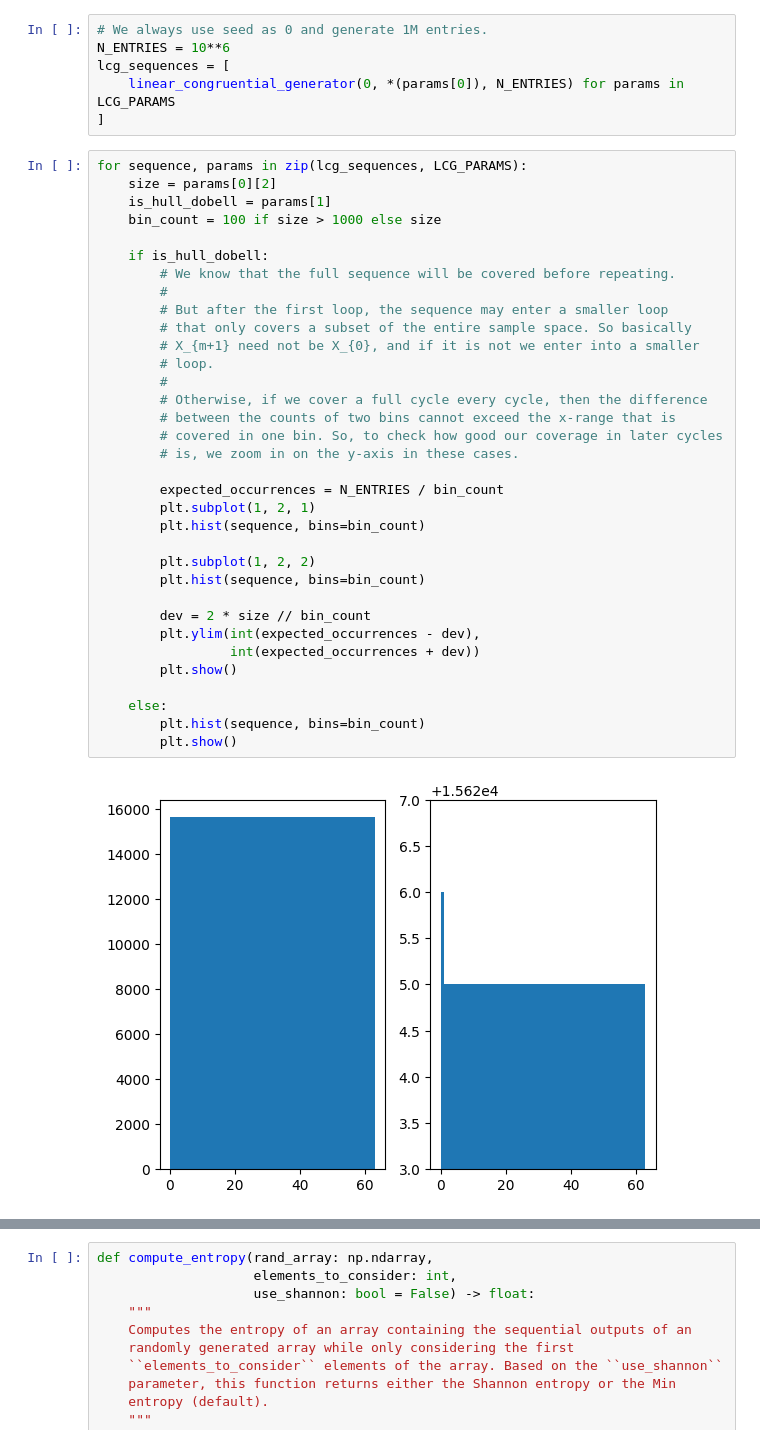
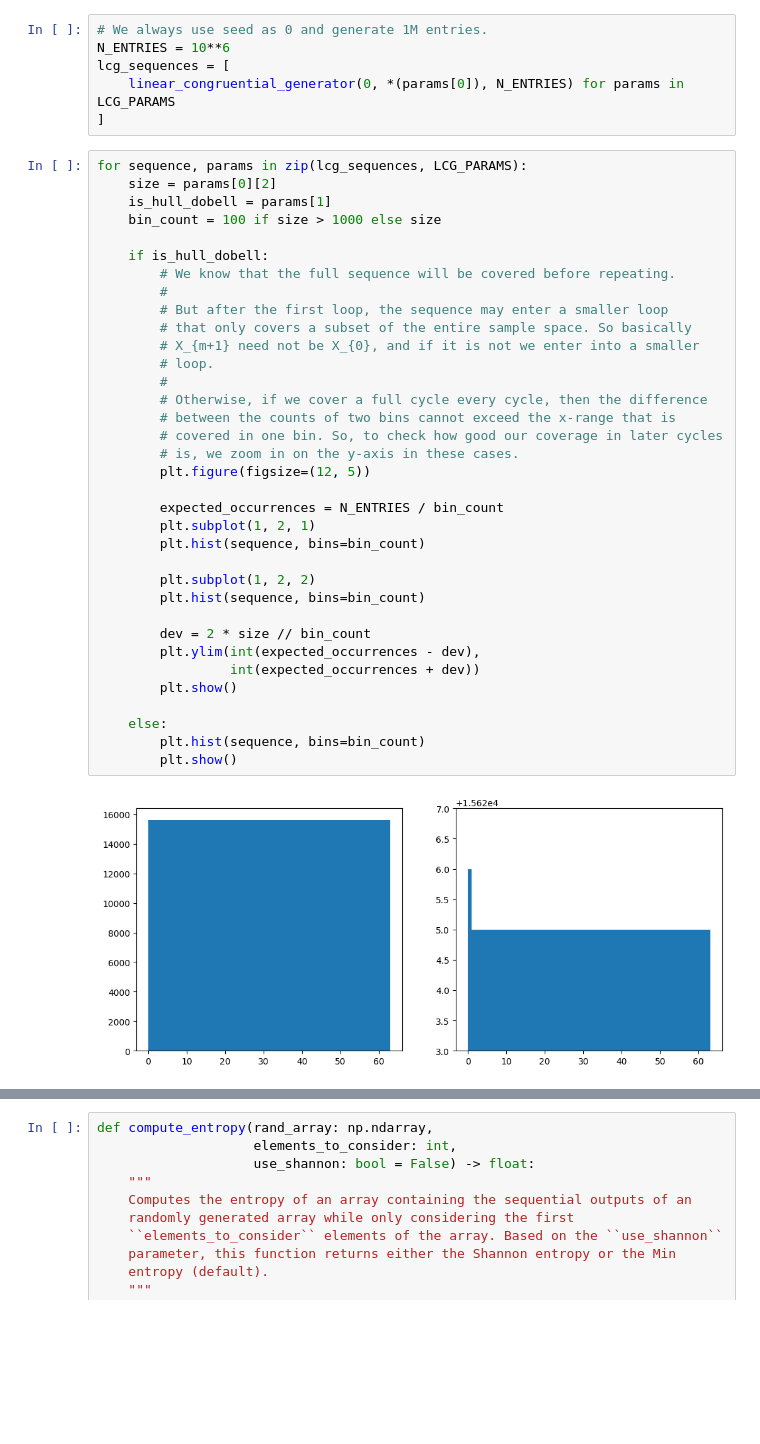
Before and after one commit to prajjwalm/CMU-x-IDQuantique-Challenge, a Jupyter notebook: Task_1.ipynb, the cells around one changed output, grey strips where cells are left out. Drawn from its saved outputs; the diff is of its cells as text; blank space fills up the shorter version.

```diff
--- a/Task_1.ipynb
+++ b/Task_1.ipynb
@@ -52,32 +54,33 @@ for sequence, params in zip(lcg_sequences, LCG_PARAMS):
 
     if is_hull_dobell:
         # We know that the full sequence will be covered before repeating.
         #
         # But after the first loop, the sequence may enter a smaller loop
         # that only covers a subset of the entire sample space. So basically
         # X_{m+1} need not be X_{0}, and if it is not we enter into a smaller
         # loop.
         #
         # Otherwise, if we cover a full cycle every cycle, then the difference
         # between the counts of two bins cannot exceed the x-range that is
         # covered in one bin. So, to check how good our coverage in later cycles
         # is, we zoom in on the y-axis in these cases.
+        plt.figure(figsize=(12, 5))
 
         expected_occurrences = N_ENTRIES / bin_count
         plt.subplot(1, 2, 1)
         plt.hist(sequence, bins=bin_count)
 
         plt.subplot(1, 2, 2)
         plt.hist(sequence, bins=bin_count)
 
         dev = 2 * size // bin_count
         plt.ylim(int(expected_occurrences - dev),
                  int(expected_occurrences + dev))
         plt.show()
 
     else:
         plt.hist(sequence, bins=bin_count)
         plt.show()
 # %% [output]
-[figure, old version]
+[figure, new version]
 [figure]
```
Also changed, not shown: parts of 9 cells of this notebook.
